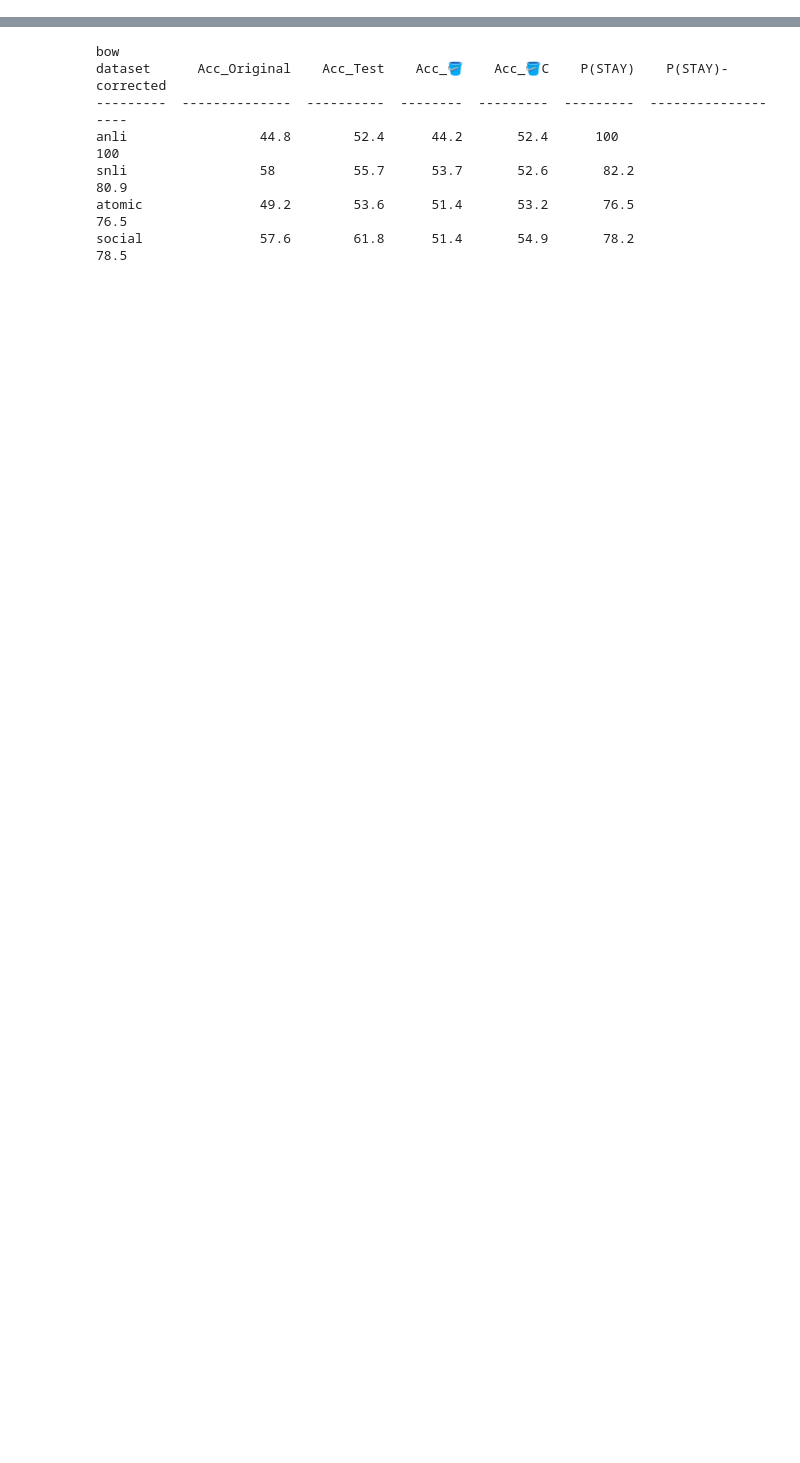
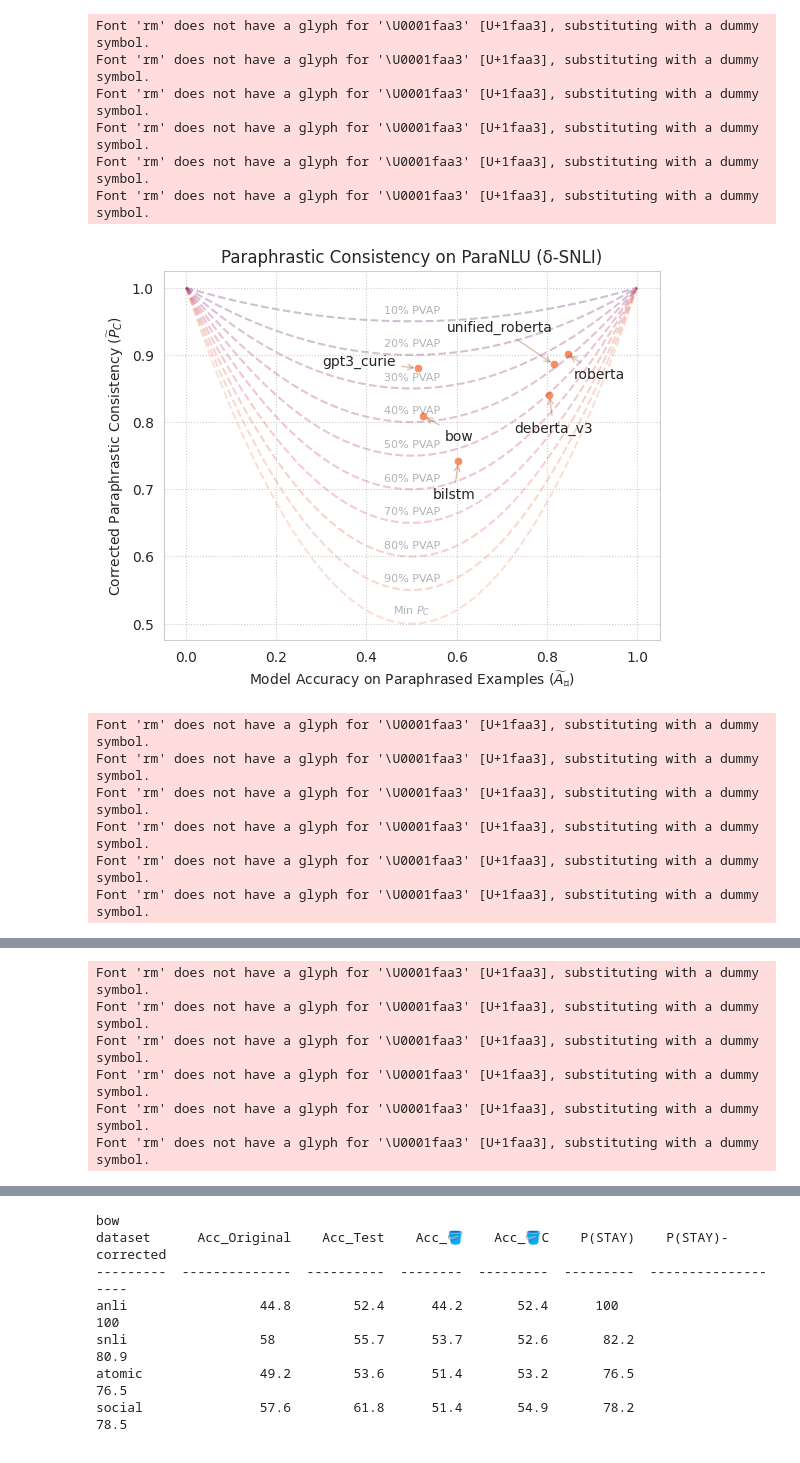
Before and after one commit to nehasrikn/paraphrase-nlu-internal, a Jupyter notebook: experiments/human_consistency/consistency_analysis.ipynb, the cells around one changed output, grey strips where cells are left out. Saved outputs shown, nothing was run; the diff lists cells and outputs as text; code cells hidden in the pictures; blank space fills up the shorter version.

Commit message:
adding plots for consistency on all datasets

```diff
--- a/experiments/human_consistency/consistency_analysis.ipynb
+++ b/experiments/human_consistency/consistency_analysis.ipynb
@@ -77,0 +51,55 @@ Font 'rm' does not have a glyph for '\U0001faa3' [U+1faa3], substituting with a
+# %%
+def plot_isocurve_consistency_graph(dataset, positionings):
+
+    x = []
+    y = []
+    names = []
+
+    sns.set_style("whitegrid", {'grid.linestyle': ':'})
+
+    for model, results in human_results.items():
+        analysis = results[f'{dataset}-human']
+        test_results = results[f'{dataset}-test']
+
+        linguistic_robustness = analysis.linguistic_robustness_summary(test_results)
+
+        x.append(analysis.calculate_weighted_paraphrase_accuracy(test_results))
+        y.append(linguistic_robustness['stay_prob_corrected'])
+        names.append(model)
+
+
+    sns.scatterplot(x=x, y=y, color='#f78d63')
+
+    ax = plt.gca()
+    ax.set_xlabel("Model Accuracy on Paraphrased Examples ($\widetilde{A}_{🪣}$)")
+    ax.set_ylabel(r"Corrected Paraphrastic Consistency ($\widetilde{P}_C$)")
+    ax.set_title(f'Paraphrastic Consistency on ParaNLU (δ-{dataset.upper()})')
+
+    for i in range(len(names)):
+
+        arrow_properties = dict(arrowstyle='->', connectionstyle='arc3', color='#a86832', alpha=0.4)
+
+        plt.annotate(names[i], xy=(x[i], y[i]), xytext=(x[i] + positionings[names[i]][0], y[i] + positionings[names[i]][1]), arrowprops=arrow_properties, fontsize=10, ha='center', va='center')
+
+
+    plot_isocurves(ax)
+
+    plt.savefig(f'modeling_paradigms_pstay_{dataset}.pdf')
+    plt.show()
+# %%
+for dataset, positioning in plotting_data.items():
+    plot_isocurve_consistency_graph(dataset, positioning)
+# %% [output]
+Font 'rm' does not have a glyph for '\U0001faa3' [U+1faa3], substituting with a dummy symbol.
+Font 'rm' does not have a glyph for '\U0001faa3' [U+1faa3], substituting with a dummy symbol.
+Font 'rm' does not have a glyph for '\U0001faa3' [U+1faa3], substituting with a dummy symbol.
+Font 'rm' does not have a glyph for '\U0001faa3' [U+1faa3], substituting with a dummy symbol.
+Font 'rm' does not have a glyph for '\U0001faa3' [U+1faa3], substituting with a dummy symbol.
+Font 'rm' does not have a glyph for '\U0001faa3' [U+1faa3], substituting with a dummy symbol.
+[figure, added]
+Font 'rm' does not have a glyph for '\U0001faa3' [U+1faa3], substituting with a dummy symbol.
+Font 'rm' does not have a glyph for '\U0001faa3' [U+1faa3], substituting with a dummy symbol.
+Font 'rm' does not have a glyph for '\U0001faa3' [U+1faa3], substituting with a dummy symbol.
+Font 'rm' does not have a glyph for '\U0001faa3' [U+1faa3], substituting with a dummy symbol.
+Font 'rm' does not have a glyph for '\U0001faa3' [U+1faa3], substituting with a dummy symbol.
+Font 'rm' does not have a glyph for '\U0001faa3' [U+1faa3], substituting with a dummy symbol.
@@ -77,0 +107,6 @@ Font 'rm' does not have a glyph for '\U0001faa3' [U+1faa3], substituting with a
+Font 'rm' does not have a glyph for '\U0001faa3' [U+1faa3], substituting with a dummy symbol.
+Font 'rm' does not have a glyph for '\U0001faa3' [U+1faa3], substituting with a dummy symbol.
+Font 'rm' does not have a glyph for '\U0001faa3' [U+1faa3], substituting with a dummy symbol.
+Font 'rm' does not have a glyph for '\U0001faa3' [U+1faa3], substituting with a dummy symbol.
+Font 'rm' does not have a glyph for '\U0001faa3' [U+1faa3], substituting with a dummy symbol.
+Font 'rm' does not have a glyph for '\U0001faa3' [U+1faa3], substituting with a dummy symbol.
```
Also changed, not shown: parts of 4 cells of this notebook, 4 other files.
